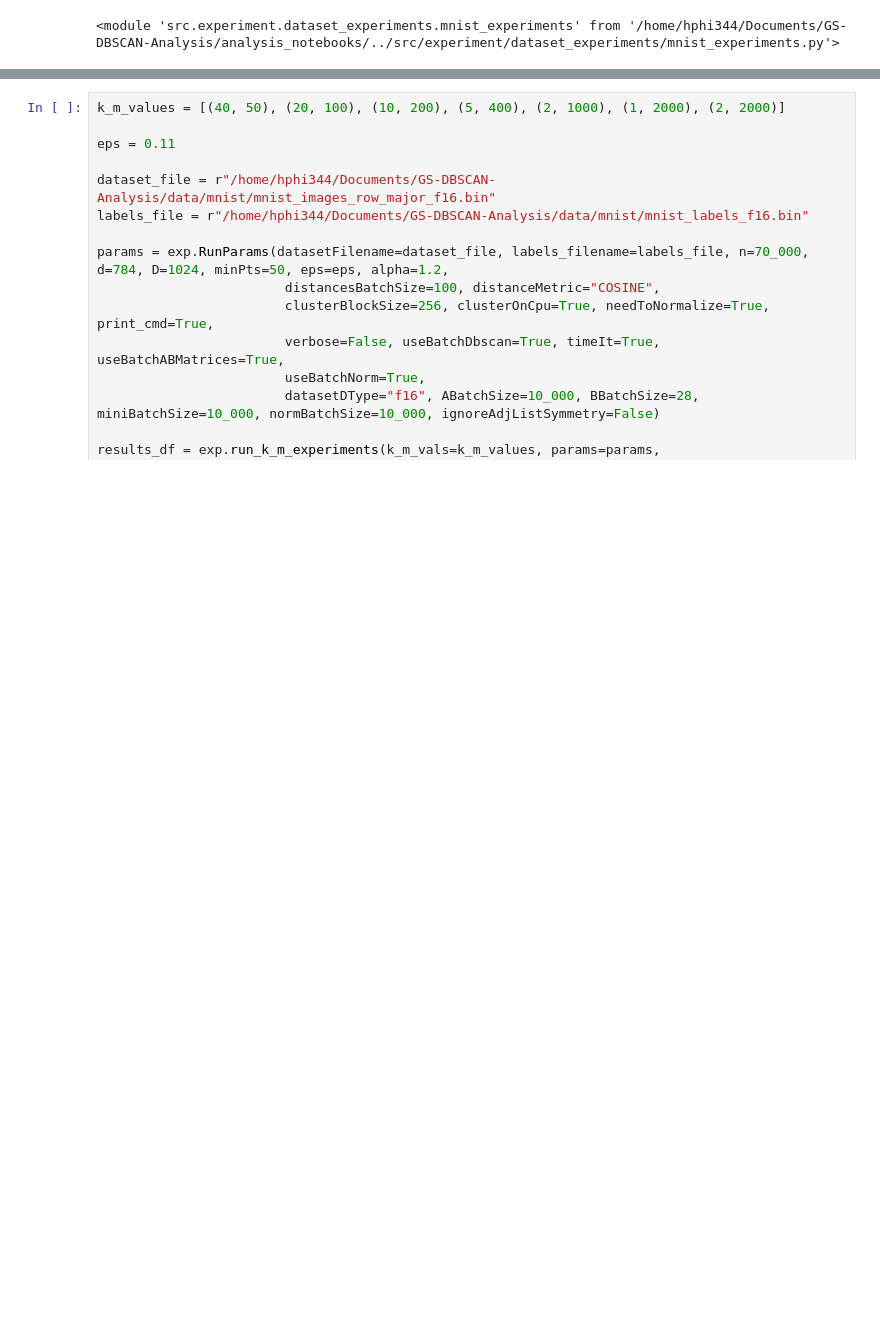
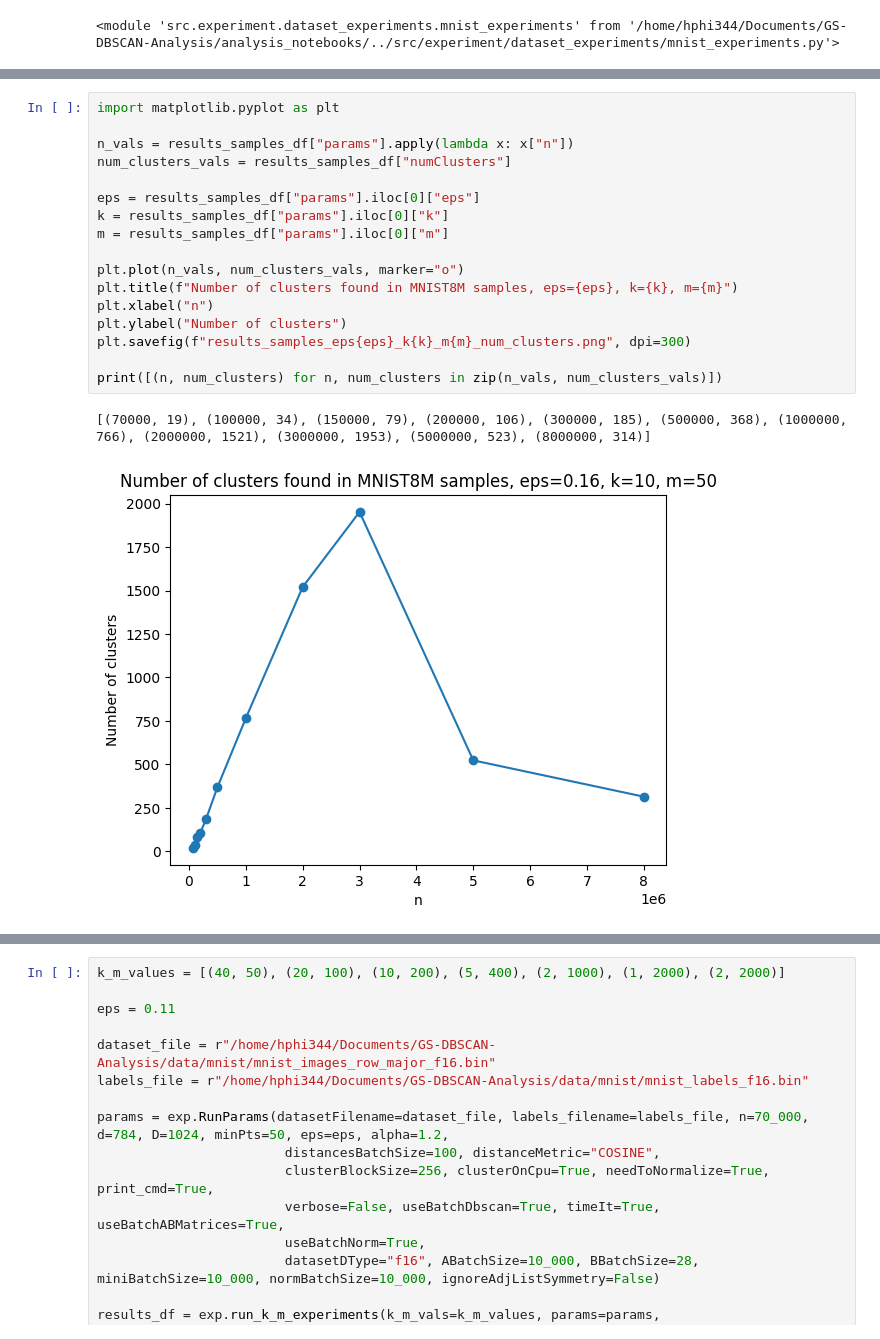
Before and after one commit to HugoPhibbs/GS-DBSCAN-Analysis, a Jupyter notebook: analysis_notebooks/mnist_analysis.ipynb, the cells around one changed output, grey strips where cells are left out. Saved outputs shown, nothing was run; the diff lists cells and outputs as text; blank space fills up the shorter version.

```diff
--- a/analysis_notebooks/mnist_analysis.ipynb
+++ b/analysis_notebooks/mnist_analysis.ipynb
@@ -73,0 +74,20 @@ fig, ax = su.plot_sample_time_breakdown(results_df, save_file="MNIST_sample_time
+# %%
+import matplotlib.pyplot as plt
+
+n_vals = results_samples_df["params"].apply(lambda x: x["n"])
+num_clusters_vals = results_samples_df["numClusters"]
+
+eps = results_samples_df["params"].iloc[0]["eps"]
+k = results_samples_df["params"].iloc[0]["k"]
+m = results_samples_df["params"].iloc[0]["m"]
+
+plt.plot(n_vals, num_clusters_vals, marker="o")
+plt.title(f"Number of clusters found in MNIST8M samples, eps={eps}, k={k}, m={m}")
+plt.xlabel("n")
+plt.ylabel("Number of clusters")
+plt.savefig(f"results_samples_eps{eps}_k{k}_m{m}_num_clusters.png", dpi=300)
+
+print([(n, num_clusters) for n, num_clusters in zip(n_vals, num_clusters_vals)])
+# %% [output]
+[(70000, 19), (100000, 34), (150000, 79), (200000, 106), (300000, 185), (500000, 368), (1000000, 766), (2000000, 1521), (3000000, 1953), (5000000, 523), (8000000, 314)]
+[figure, added]
```
Also changed, not shown: parts of 14 cells of this notebook, 7 other files.
